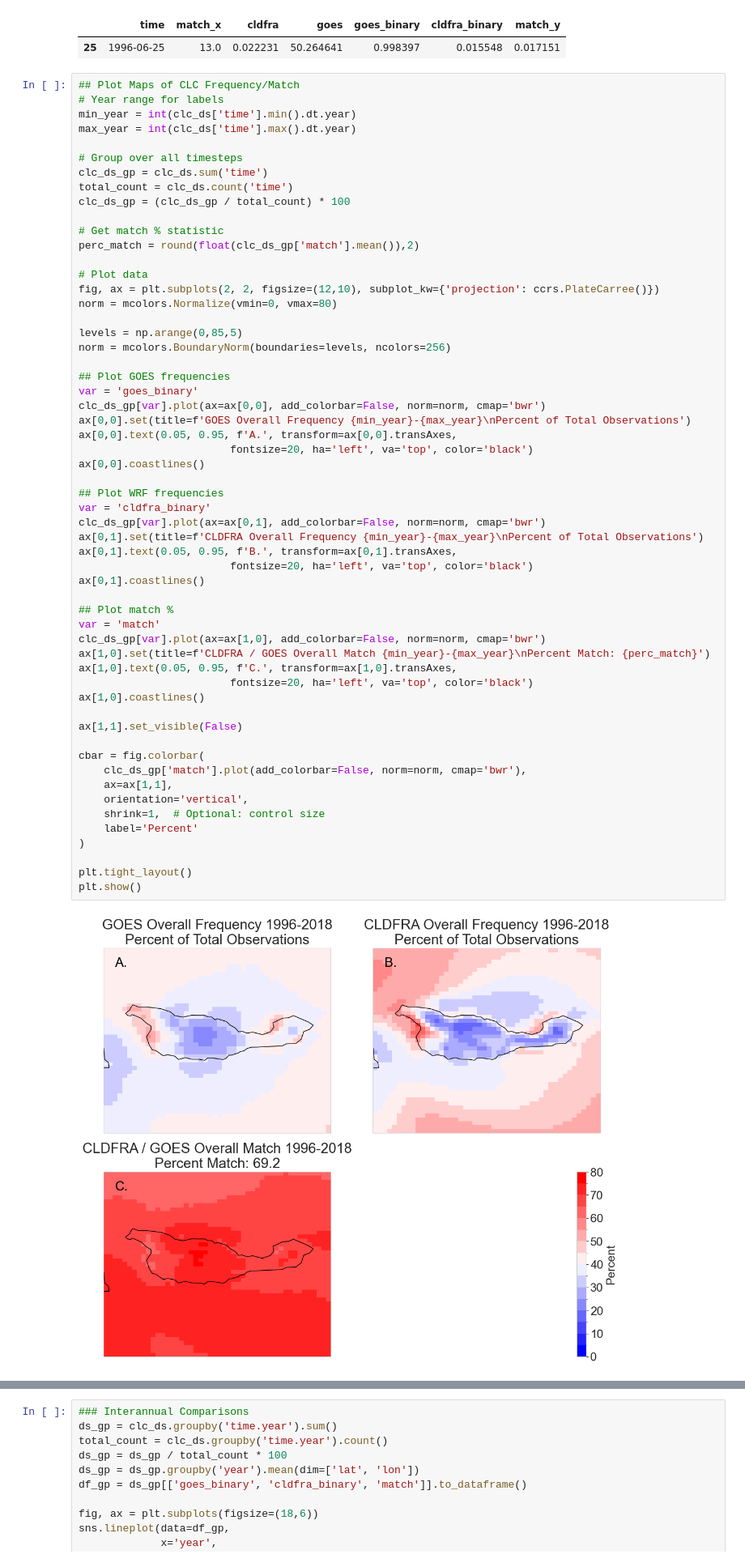
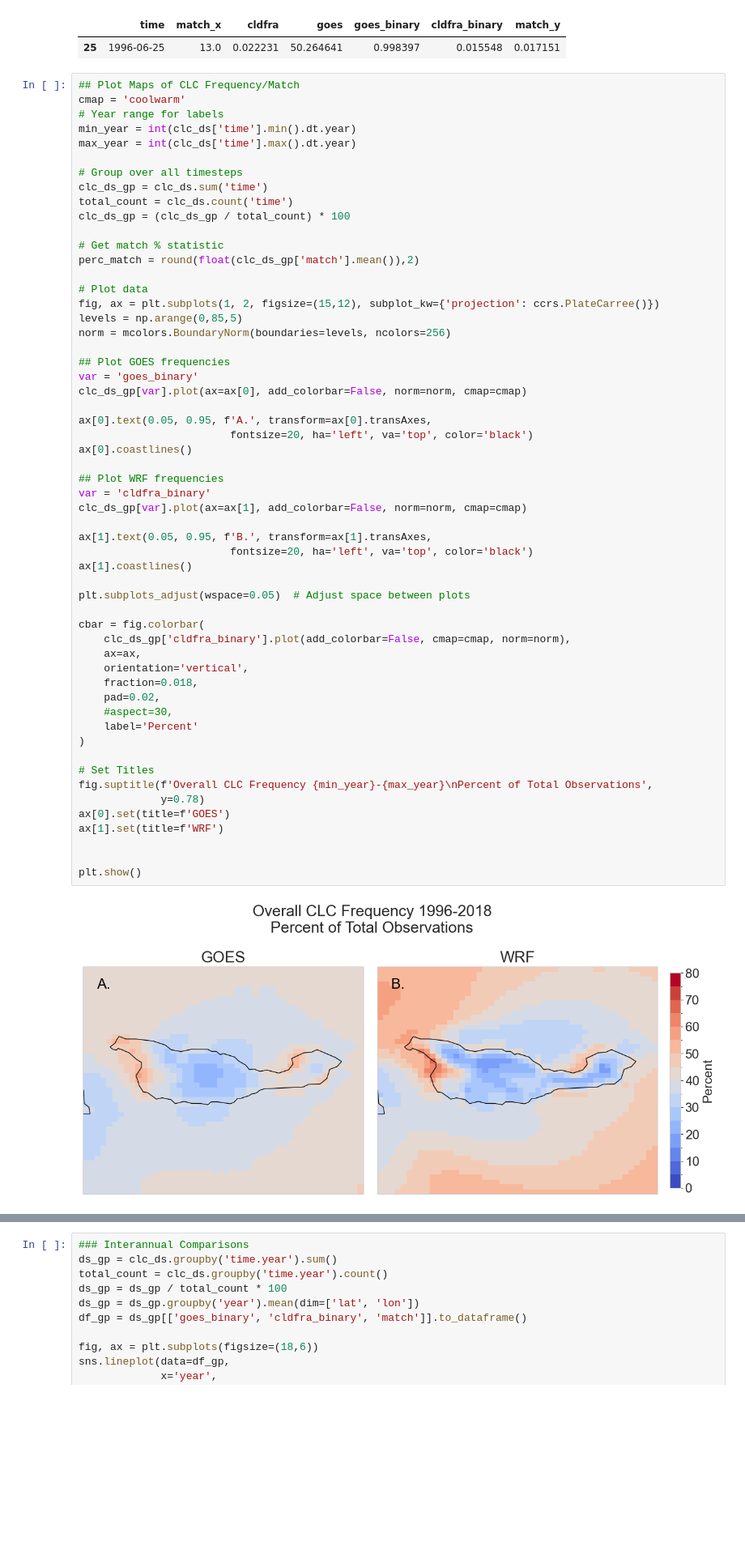
Before and after one commit to UCSB-NRS/sci-wrf-analysis, a Jupyter notebook: notebooks/wrf-goes-low-clouds-cldfra.ipynb, the cells around one changed output, grey strips where cells are left out. Shown at 81% size. Drawn from its saved outputs; the diff is of its cells as text; blank space fills up the shorter version.

Commit message:
Updating plot colorbars to intervals

```diff
--- a/notebooks/wrf-goes-low-clouds-cldfra.ipynb
+++ b/notebooks/wrf-goes-low-clouds-cldfra.ipynb
@@ -448,60 +451,59 @@ df
 | 25 | 1996-06-25 | 13.0 | 0.022231 | 50.264641 | 0.998397 | 0.015548 | 0.017151 |
 # %%
 ## Plot Maps of CLC Frequency/Match
+cmap = 'coolwarm'
 # Year range for labels
 min_year = int(clc_ds['time'].min().dt.year)
 max_year = int(clc_ds['time'].max().dt.year)
 
 # Group over all timesteps
 clc_ds_gp = clc_ds.sum('time')
 total_count = clc_ds.count('time')
 clc_ds_gp = (clc_ds_gp / total_count) * 100
 
 # Get match % statistic
 perc_match = round(float(clc_ds_gp['match'].mean()),2)
 
 # Plot data
-fig, ax = plt.subplots(2, 2, figsize=(12,10), subplot_kw={'projection': ccrs.PlateCarree()})
-norm = mcolors.Normalize(vmin=0, vmax=80)
-
+fig, ax = plt.subplots(1, 2, figsize=(15,12), subplot_kw={'projection': ccrs.PlateCarree()})
 levels = np.arange(0,85,5)
 norm = mcolors.BoundaryNorm(boundaries=levels, ncolors=256)
 
 ## Plot GOES frequencies
 var = 'goes_binary'
-clc_ds_gp[var].plot(ax=ax[0,0], add_colorbar=False, norm=norm, cmap='bwr')
-ax[0,0].set(title=f'GOES Overall Frequency {min_year}-{max_year}\nPercent of Total Observations')
-ax[0,0].text(0.05, 0.95, f'A.', transform=ax[0,0].transAxes,
+clc_ds_gp[var].plot(ax=ax[0], add_colorbar=False, norm=norm, cmap=cmap)
+
+ax[0].text(0.05, 0.95, f'A.', transform=ax[0].transAxes,
                         fontsize=20, ha='left', va='top', color='black')
-ax[0,0].coastlines()
+ax[0].coastlines()
 
 ## Plot WRF frequencies
 var = 'cldfra_binary'
-clc_ds_gp[var].plot(ax=ax[0,1], add_colorbar=False, norm=norm, cmap='bwr')
-ax[0,1].set(title=f'CLDFRA Overall Frequency {min_year}-{max_year}\nPercent of Total Observations')
-ax[0,1].text(0.05, 0.95, f'B.', transform=ax[0,1].transAxes,
+clc_ds_gp[var].plot(ax=ax[1], add_colorbar=False, norm=norm, cmap=cmap)
+
+ax[1].text(0.05, 0.95, f'B.', transform=ax[1].transAxes,
                         fontsize=20, ha='left', va='top', color='black')
-ax[0,1].coastlines()
+ax[1].coastlines()
 
-## Plot match %
-var = 'match'
-clc_ds_gp[var].plot(ax=ax[1,0], add_colorbar=False, norm=norm, cmap='bwr')
-ax[1,0].set(title=f'CLDFRA / GOES Overall Match {min_year}-{max_year}\nPercent Match: {perc_match}')
-ax[1,0].text(0.05, 0.95, f'C.', transform=ax[1,0].transAxes,
-                        fontsize=20, ha='left', va='top', color='black')
-ax[1,0].coastlines()
-
-ax[1,1].set_visible(False)
+plt.subplots_adjust(wspace=0.05)  # Adjust space between plots
 
 cbar = fig.colorbar(
-    clc_ds_gp['match'].plot(add_colorbar=False, norm=norm, cmap='bwr'),
-    ax=ax[1,1],
+    clc_ds_gp['cldfra_binary'].plot(add_colorbar=False, cmap=cmap, norm=norm),
+    ax=ax,
     orientation='vertical',
-    shrink=1,  # Optional: control size
+    fraction=0.018,
+    pad=0.02,
+    #aspect=30,
     label='Percent'
 )
 
-plt.tight_layout()
+# Set Titles
+fig.suptitle(f'Overall CLC Frequency {min_year}-{max_year}\nPercent of Total Observations',
+             y=0.78)
+ax[0].set(title=f'GOES')
+ax[1].set(title=f'WRF')
+
+
 plt.show()
 # %% [output]
-[figure, old version]
+[figure, new version]
```
Also changed, not shown: parts of 14 cells of this notebook, 1 other file.
